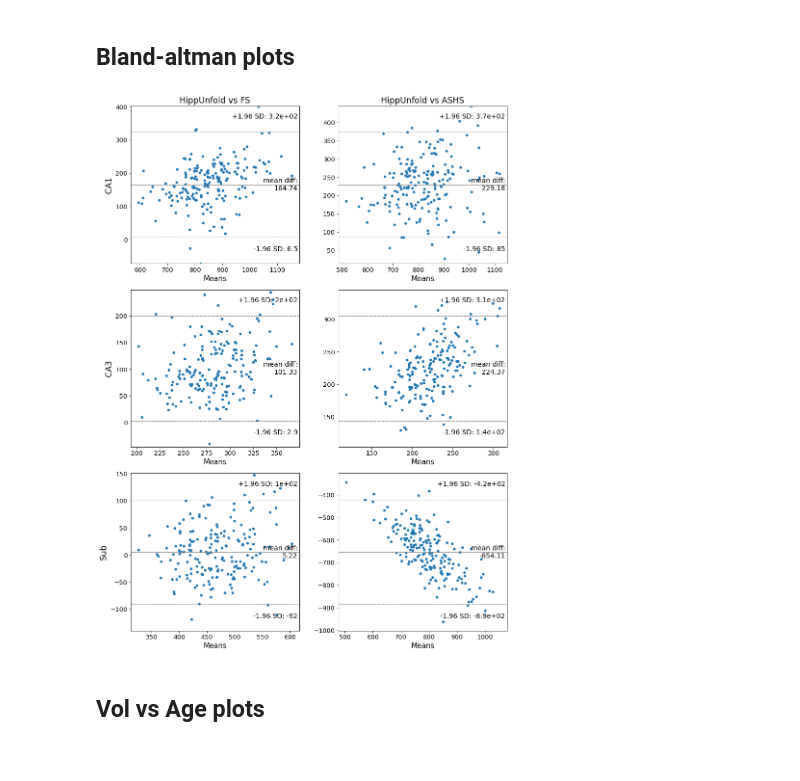
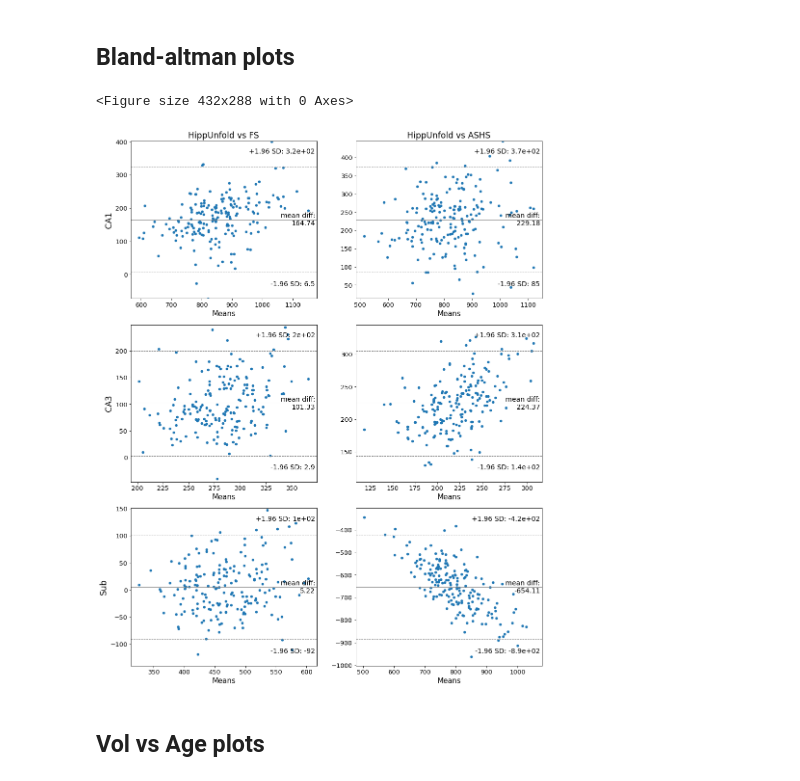
Before and after one commit to akhanf/hippunfold-fs-ashs-comparison, a Jupyter notebook: analysis.ipynb, the cells around one changed output. Cells and saved outputs as stored; diff of their text form; code cells hidden in the pictures.

Commit message:
updated figure

```diff
--- a/analysis.ipynb
+++ b/analysis.ipynb
@@ -67,8 +67,8 @@ import matplotlib.pyplot as plt
 
 def plot_bland_altman(df,methods1,methods2,subfields,figsize=(18,16)):
 
+    plt.tight_layout()
     f, axs = plt.subplots(ncols=len(methods1),nrows=len(subfields), figsize=figsize, squeeze=False)
-
 
     for i,(method1,method2) in enumerate(zip(methods1,methods2)):
         for j,subfield in enumerate(subfields):
@@ -108,14 +108,15 @@ def plot_bland_altman(df,methods1,methods2,subfields,figsize=(18,16)):
 # %%
 #compare hippunfold (T1) with FS and ASHS (using corresponding hippunfold atlases)
 
 subfields = ['CA1','CA3','Sub']
 
 methods1 = ['HippUnfold','HippUnfold']
 methods2 = ['FS','ASHS']
-fig1 = plot_bland_altman(df,methods1,methods2,subfields,figsize=(12,16))
-fig1.savefig('figure_bland_altman.png')
+fig1 = plot_bland_altman(df,methods1,methods2,subfields,figsize=(13,16))
+fig1.savefig('figure_bland_altman.png',bbox_inches='tight')
 # %% [output]
+<Figure size 432x288 with 0 Axes>
-[figure, old version]
+[figure, new version]
 # %% [markdown]
 ## Vol vs Age plots
 # %%
```
Also changed, not shown: parts of 3 cells of this notebook, 1 other file.
